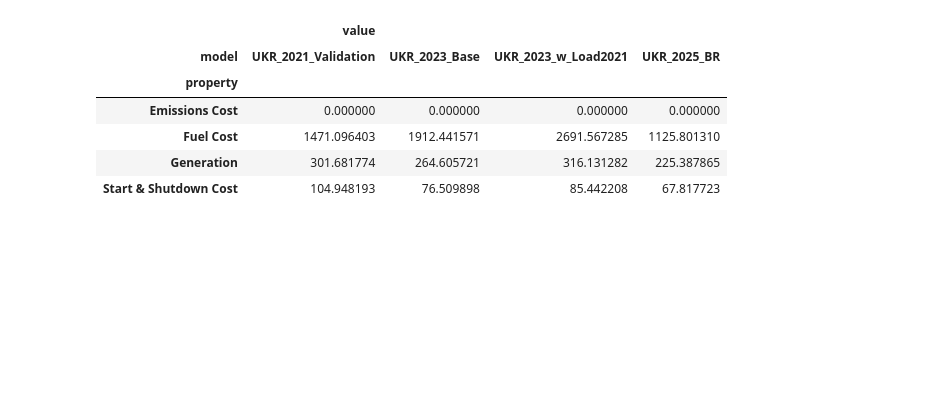
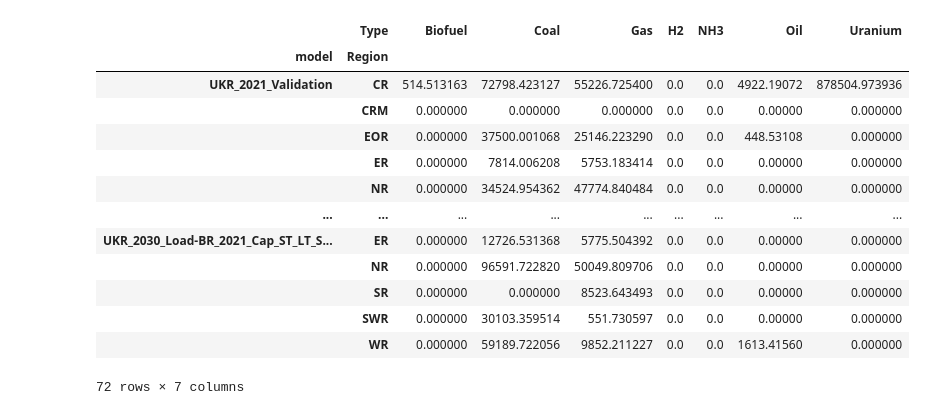
Before and after one commit to craigl33/solution-file-processing, a Jupyter notebook: dev_notbook.ipynb, the cells around one changed output. Drawn from its saved outputs; the diff is of its cells as text; code cells hidden in the pictures; blank space fills up the shorter version.

```diff
--- a/dev_notbook.ipynb
+++ b/dev_notbook.ipynb
@@ -24,3 +164,8 @@ from solution_file_processing.plots import create_plot_1a
 # %%
-c.v.gen_op_costs_by_reg.groupby(["model", "property"]).sum().unstack("model").fillna(0)
+(c.v.fuel_by_type.groupby(["model", c.GEO_COLS[0], "Type"])
+                            .sum()
+                            .value
+                            .unstack(level="Type")
+                            .fillna(0)
+)
 # %% [output]
@@ -27,7 +173,14 @@ c.v.gen_op_costs_by_reg.groupby(["model", "property"]).sum().unstack("model").fi
-|  | value |  |  |  |
-| model | UKR_2021_Validation | UKR_2023_Base | UKR_2023_w_Load2021 | UKR_2025_BR |
-| property |  |  |  |  |
-| Emissions Cost | 0.000000 | 0.000000 | 0.000000 | 0.000000 |
-| Fuel Cost | 1471.096403 | 1912.441571 | 2691.567285 | 1125.801310 |
-| Generation | 301.681774 | 264.605721 | 316.131282 | 225.387865 |
-| Start & Shutdown Cost | 104.948193 | 76.509898 | 85.442208 | 67.817723 |
+|  | Type | Biofuel | Coal | Gas | H2 | NH3 | Oil | Uranium |
+| model | Region |  |  |  |  |  |  |  |
+| UKR_2021_Validation | CR | 514.513163 | 72798.423127 | 55226.725400 | 0.0 | 0.0 | 4922.19072 | 878504.973936 |
+|  | CRM | 0.000000 | 0.000000 | 0.000000 | 0.0 | 0.0 | 0.00000 | 0.000000 |
+|  | EOR | 0.000000 | 37500.001068 | 25146.223290 | 0.0 | 0.0 | 448.53108 | 0.000000 |
+|  | ER | 0.000000 | 7814.006208 | 5753.183414 | 0.0 | 0.0 | 0.00000 | 0.000000 |
+|  | NR | 0.000000 | 34524.954362 | 47774.840484 | 0.0 | 0.0 | 0.00000 | 0.000000 |
+| ... | ... | ... | ... | ... | ... | ... | ... | ... |
+| UKR_2030_Load-BR_2021_Cap_ST_LT_S... | ER | 0.000000 | 12726.531368 | 5775.504392 | 0.0 | 0.0 | 0.00000 | 0.000000 |
+|  | NR | 0.000000 | 96591.722820 | 50049.809706 | 0.0 | 0.0 | 0.00000 | 0.000000 |
+|  | SR | 0.000000 | 0.000000 | 8523.643493 | 0.0 | 0.0 | 0.00000 | 0.000000 |
+|  | SWR | 0.000000 | 30103.359514 | 551.730597 | 0.0 | 0.0 | 0.00000 | 0.000000 |
+|  | WR | 0.000000 | 59189.722056 | 9852.211227 | 0.0 | 0.0 | 1613.41560 | 0.000000 |
+72 rows × 7 columns
```
Also changed, not shown: parts of 18 cells of this notebook, 9 other files.
